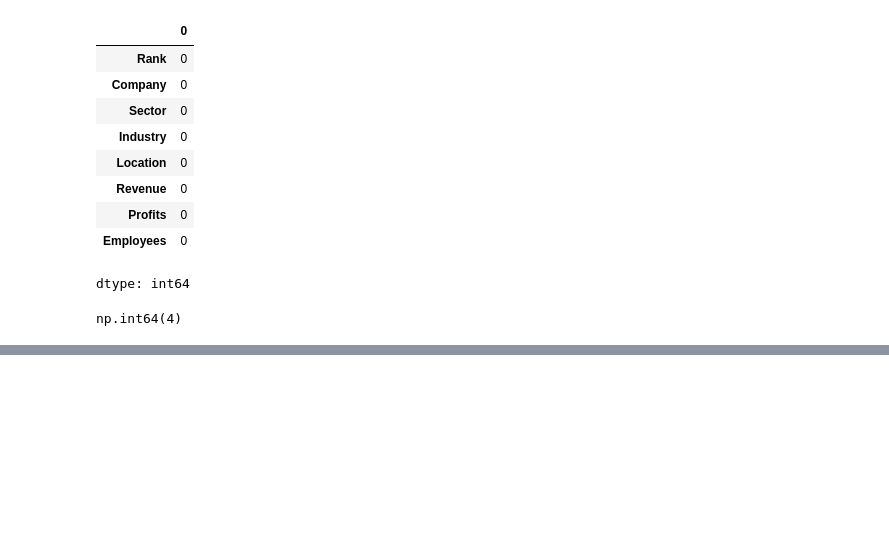
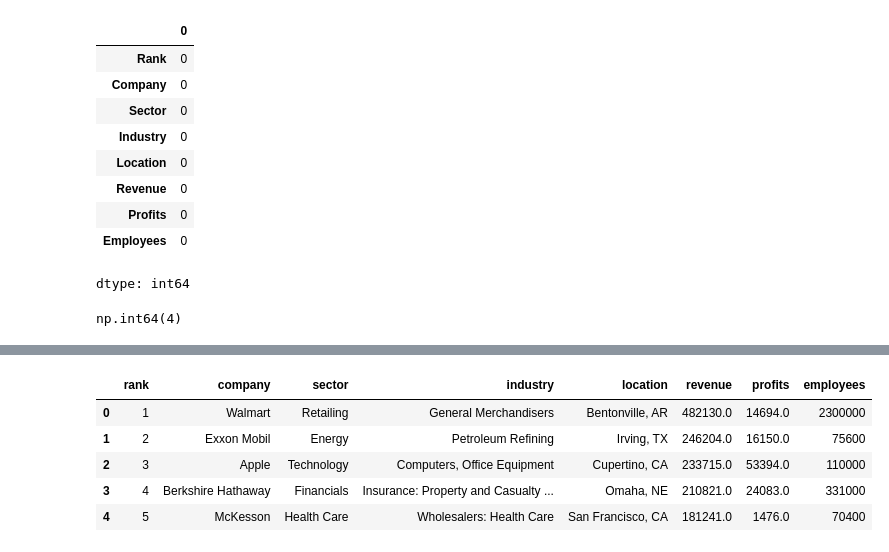
Before and after one commit to 07Shibin/07Shibin, a Jupyter notebook: FortuneThousandAnalysis.ipynb, the cells around one changed output, grey strips where cells are left out. Drawn from its saved outputs; the diff is of its cells as text; code cells hidden in the pictures; blank space fills up the shorter version.

```diff
--- a/FortuneThousandAnalysis.ipynb
+++ b/FortuneThousandAnalysis.ipynb
@@ -150,0 +177,15 @@ np.int64(0)
+# %%
+#11. Convert columns like "Revenues" or "Profits" to numeric if needed (strip $, M, B, commas, etc.).
+df_fr['profits']=df_fr['profits'].replace('$','').replace(',','')
+df_fr['revenue']=df_fr['revenue'].replace('$','').replace(',','')
+df_fr['profits']=df_fr['profits'].astype(float)
+df_fr['revenue']=df_fr['revenue'].astype(float)
+# %%
+df_fr.head()
+# %% [output]
+|  | rank | company | sector | industry | location | revenue | profits | employees |
+| 0 | 1 | Walmart | Retailing | General Merchandisers | Bentonville, AR | 482130.0 | 14694.0 | 2300000 |
+| 1 | 2 | Exxon Mobil | Energy | Petroleum Refining | Irving, TX | 246204.0 | 16150.0 | 75600 |
+| 2 | 3 | Apple | Technology | Computers, Office Equipment | Cupertino, CA | 233715.0 | 53394.0 | 110000 |
+| 3 | 4 | Berkshire Hathaway | Financials | Insurance: Property and Casualty ... | Omaha, NE | 210821.0 | 24083.0 | 331000 |
+| 4 | 5 | McKesson | Health Care | Wholesalers: Health Care | San Francisco, CA | 181241.0 | 1476.0 | 70400 |
```
Also changed, not shown: parts of 10 cells of this notebook.
